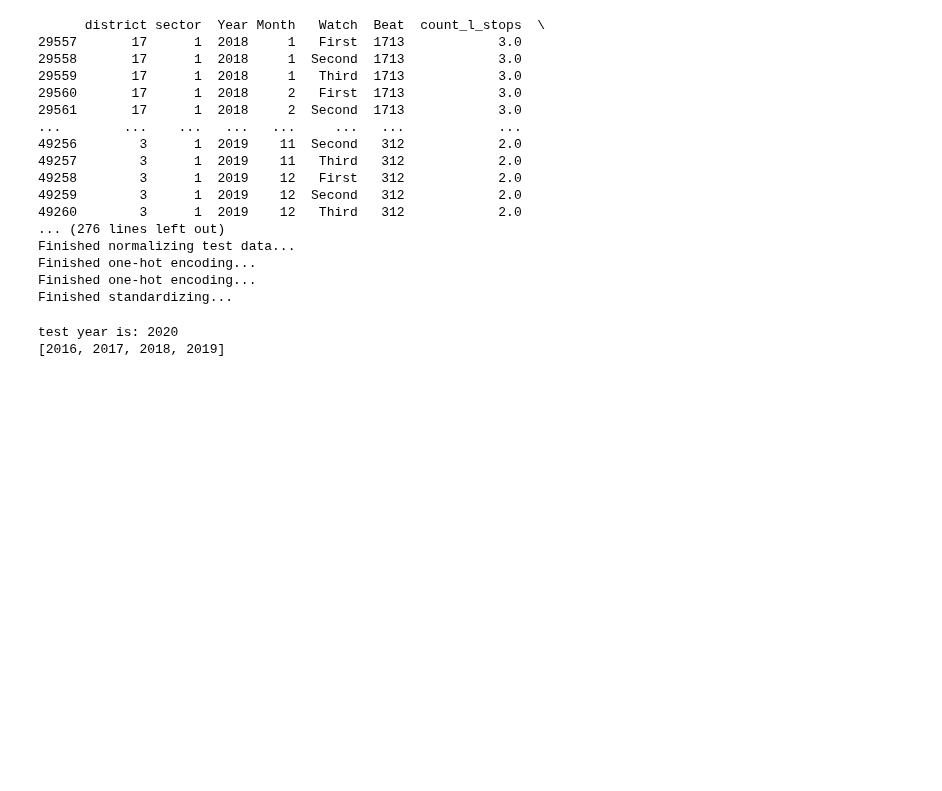
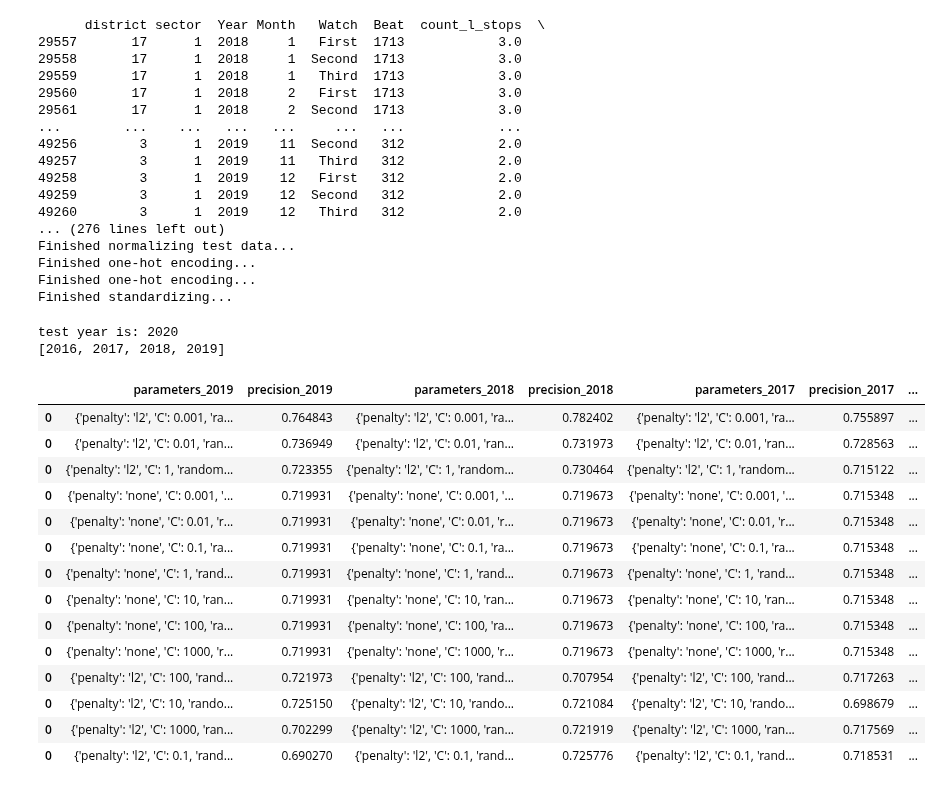
Before and after one commit to Deckart2/capp_30254_crime_forcasting, a Jupyter notebook: scripts/logistic_regression.ipynb, the cells around one changed output. Drawn from its saved outputs; the diff is of its cells as text; code cells hidden in the pictures; blank space fills up the shorter version.

```diff
--- a/scripts/logistic_regression.ipynb
+++ b/scripts/logistic_regression.ipynb
@@ -177,3 +177,21 @@ test year is: 2020
 [2016, 2017, 2018, 2019]
 # %%
 logistic_results.to_csv("../final_data/log_reg_results.csv")
+# %%
+logistic_results
+# %% [output]
+|  | parameters_2019 | precision_2019 | parameters_2018 | precision_2018 | parameters_2017 | precision_2017 | ... |
+| 0 | {'penalty': 'l2', 'C': 0.001, 'ra... | 0.764843 | {'penalty': 'l2', 'C': 0.001, 'ra... | 0.782402 | {'penalty': 'l2', 'C': 0.001, 'ra... | 0.755897 | ... |
+| 0 | {'penalty': 'l2', 'C': 0.01, 'ran... | 0.736949 | {'penalty': 'l2', 'C': 0.01, 'ran... | 0.731973 | {'penalty': 'l2', 'C': 0.01, 'ran... | 0.728563 | ... |
+| 0 | {'penalty': 'l2', 'C': 1, 'random... | 0.723355 | {'penalty': 'l2', 'C': 1, 'random... | 0.730464 | {'penalty': 'l2', 'C': 1, 'random... | 0.715122 | ... |
+| 0 | {'penalty': 'none', 'C': 0.001, '... | 0.719931 | {'penalty': 'none', 'C': 0.001, '... | 0.719673 | {'penalty': 'none', 'C': 0.001, '... | 0.715348 | ... |
+| 0 | {'penalty': 'none', 'C': 0.01, 'r... | 0.719931 | {'penalty': 'none', 'C': 0.01, 'r... | 0.719673 | {'penalty': 'none', 'C': 0.01, 'r... | 0.715348 | ... |
+| 0 | {'penalty': 'none', 'C': 0.1, 'ra... | 0.719931 | {'penalty': 'none', 'C': 0.1, 'ra... | 0.719673 | {'penalty': 'none', 'C': 0.1, 'ra... | 0.715348 | ... |
+| 0 | {'penalty': 'none', 'C': 1, 'rand... | 0.719931 | {'penalty': 'none', 'C': 1, 'rand... | 0.719673 | {'penalty': 'none', 'C': 1, 'rand... | 0.715348 | ... |
+| 0 | {'penalty': 'none', 'C': 10, 'ran... | 0.719931 | {'penalty': 'none', 'C': 10, 'ran... | 0.719673 | {'penalty': 'none', 'C': 10, 'ran... | 0.715348 | ... |
+| 0 | {'penalty': 'none', 'C': 100, 'ra... | 0.719931 | {'penalty': 'none', 'C': 100, 'ra... | 0.719673 | {'penalty': 'none', 'C': 100, 'ra... | 0.715348 | ... |
+| 0 | {'penalty': 'none', 'C': 1000, 'r... | 0.719931 | {'penalty': 'none', 'C': 1000, 'r... | 0.719673 | {'penalty': 'none', 'C': 1000, 'r... | 0.715348 | ... |
+| 0 | {'penalty': 'l2', 'C': 100, 'rand... | 0.721973 | {'penalty': 'l2', 'C': 100, 'rand... | 0.707954 | {'penalty': 'l2', 'C': 100, 'rand... | 0.717263 | ... |
+| 0 | {'penalty': 'l2', 'C': 10, 'rando... | 0.725150 | {'penalty': 'l2', 'C': 10, 'rando... | 0.721084 | {'penalty': 'l2', 'C': 10, 'rando... | 0.698679 | ... |
+| 0 | {'penalty': 'l2', 'C': 1000, 'ran... | 0.702299 | {'penalty': 'l2', 'C': 1000, 'ran... | 0.721919 | {'penalty': 'l2', 'C': 1000, 'ran... | 0.717569 | ... |
+| 0 | {'penalty': 'l2', 'C': 0.1, 'rand... | 0.690270 | {'penalty': 'l2', 'C': 0.1, 'rand... | 0.725776 | {'penalty': 'l2', 'C': 0.1, 'rand... | 0.718531 | ... |
```
Also changed, not shown: 2 other files.
